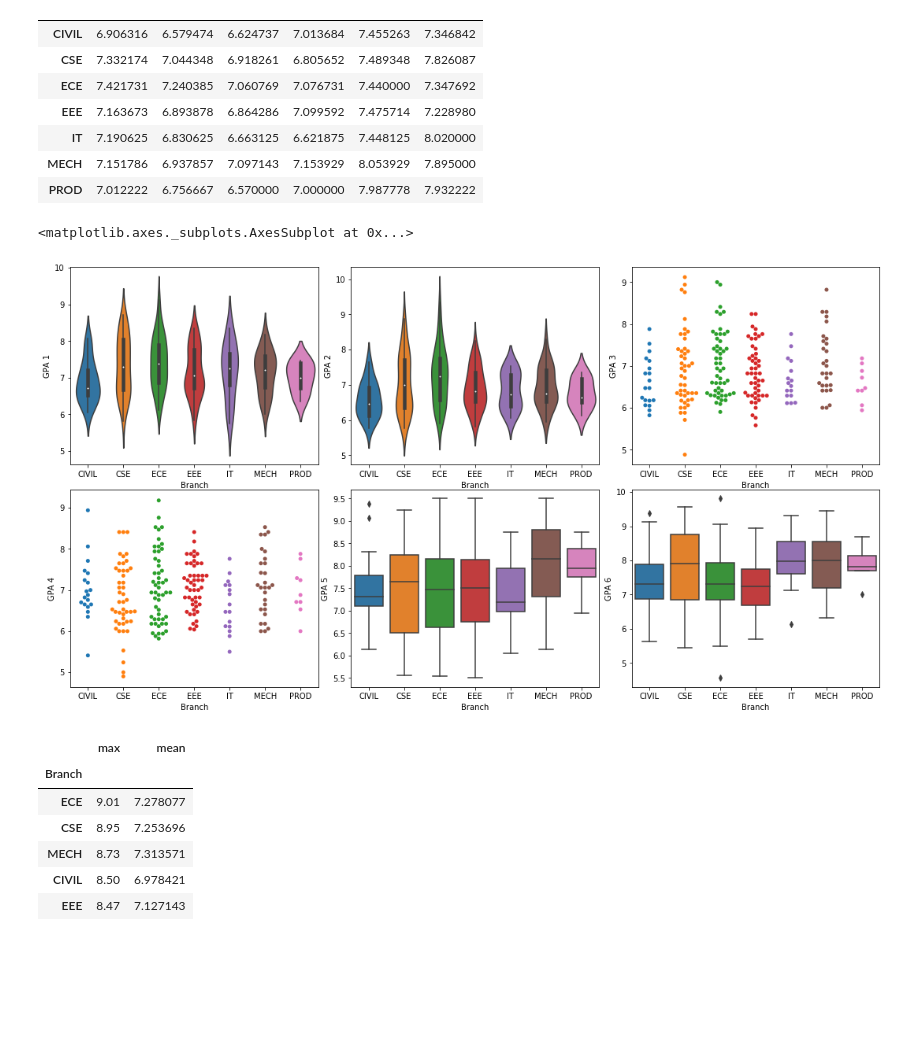
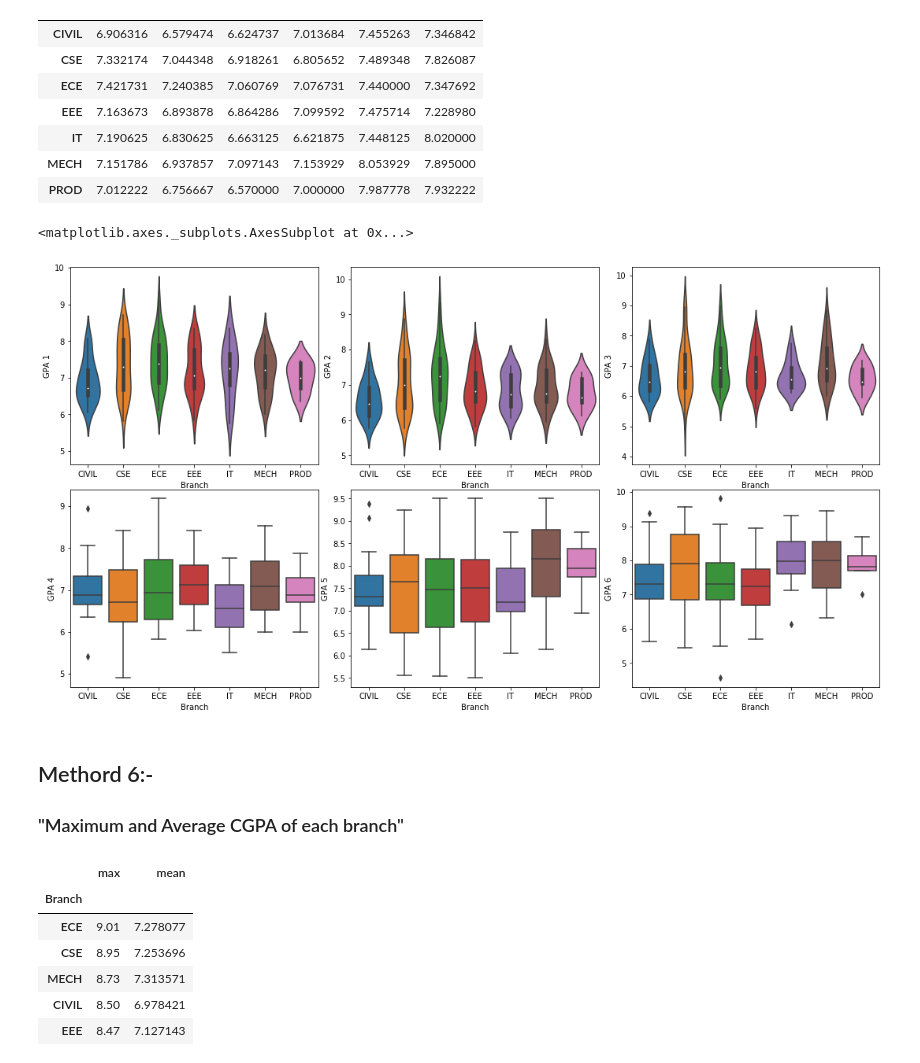
Before and after one commit to Learnlearningplatform/Btech_student_analysis, a Jupyter notebook: assignment_2.ipynb, the cells around one changed output. Saved outputs shown, nothing was run; the diff lists cells and outputs as text; code cells hidden in the pictures; blank space fills up the shorter version.

```diff
--- a/assignment_2.ipynb
+++ b/assignment_2.ipynb
@@ -200,15 +216,18 @@ df.groupby('Branch')['GPA 1','GPA 2','GPA 3','GPA 4','GPA 5','GPA 6'].mean()
 # %%
 fig,ax=plt.subplots(nrows=2,ncols=3,figsize=(15,8))
 plt.tight_layout()
 sns.violinplot(x='Branch',y='GPA 1',data=df,ax=ax[0,0])
 sns.violinplot(x='Branch',y='GPA 2',data=df,ax=ax[0,1])
-sns.swarmplot(x='Branch',y='GPA 3',data=df,ax=ax[0,2])
-sns.swarmplot(x='Branch',y='GPA 4',data=df,ax=ax[1,0])
+sns.violinplot(x='Branch',y='GPA 3',data=df,ax=ax[0,2])
+sns.boxplot(x='Branch',y='GPA 4',data=df,ax=ax[1,0])
 sns.boxplot(x='Branch',y='GPA 5',data=df,ax=ax[1,1])
 sns.boxplot(x='Branch',y='GPA 6',data=df,ax=ax[1,2])
 # %% [output]
 <matplotlib.axes._subplots.AxesSubplot at 0x...>
-[figure, old version]
+[figure, new version]
+# %% [markdown]
+## Methord 6:-
+### "Maximum and Average CGPA of each branch"
 # %%
 df.groupby('Branch')['CGPA'].agg(['max','mean']).sort_values(by='max',ascending=False)
 # %% [output]
```
Also changed, not shown: parts of 30 cells of this notebook.
